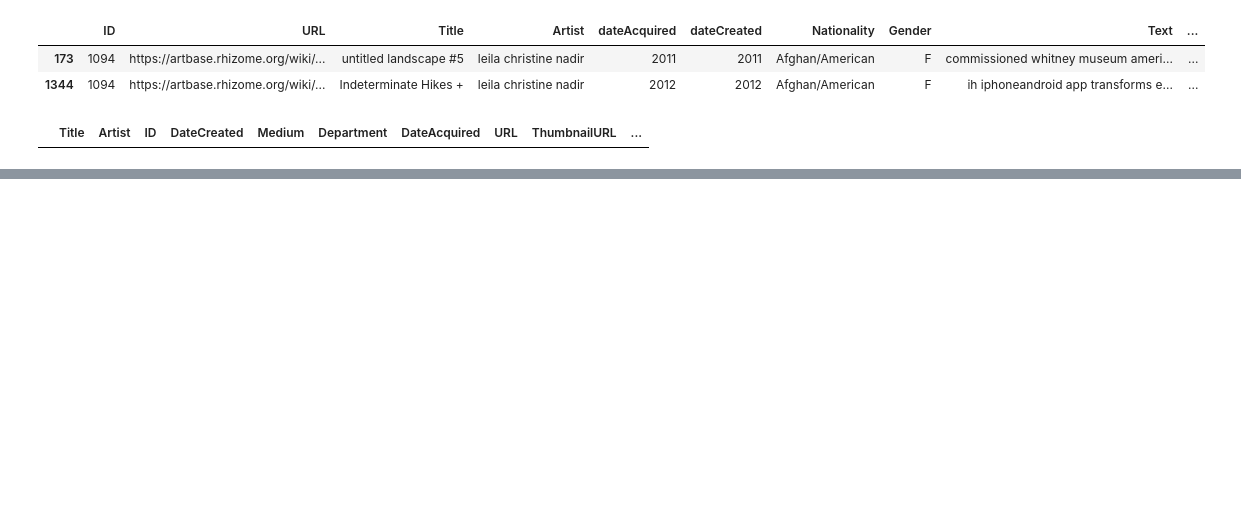
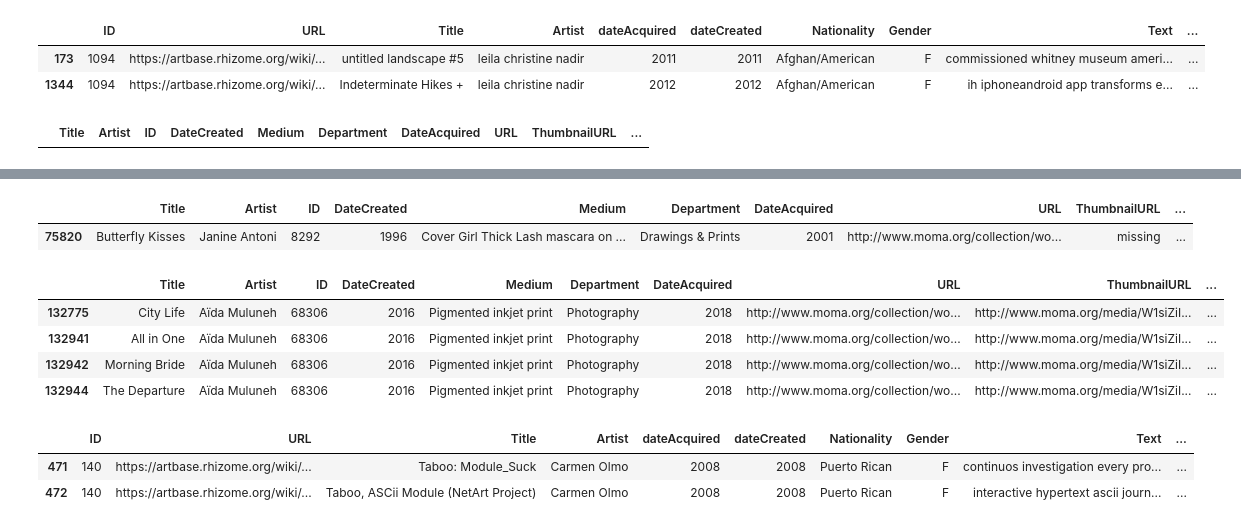
Before and after one commit to laurentfintoni/Net-Art-Rev, a Jupyter notebook: For_Marghe.ipynb, the cells around one changed output, grey strips where cells are left out. Drawn from its saved outputs; the diff is of its cells as text; code cells hidden in the pictures; blank space fills up the shorter version.

```diff
--- a/For_Marghe.ipynb
+++ b/For_Marghe.ipynb
@@ -140,0 +143,19 @@ moma_full_text_stop.loc[moma_full_text_stop.Nationality.str.contains('Arg')]
+# %%
+moma_full_text_stop.loc[moma_full_text_stop.Nationality.str.contains('Baha')]
+# %% [output]
+|  | Title | Artist | ID | DateCreated | Medium | Department | DateAcquired | URL | ThumbnailURL | ... |
+| 75820 | Butterfly Kisses | Janine Antoni | 8292 | 1996 | Cover Girl Thick Lash mascara on ... | Drawings & Prints | 2001 | http://www.moma.org/collection/wo... | missing | ... |
+# %%
+moma_full_text_stop.loc[moma_full_text_stop.Nationality.str.contains('Eth')]
+# %% [output]
+|  | Title | Artist | ID | DateCreated | Medium | Department | DateAcquired | URL | ThumbnailURL | ... |
+| 132775 | City Life | Aïda Muluneh | 68306 | 2016 | Pigmented inkjet print | Photography | 2018 | http://www.moma.org/collection/wo... | http://www.moma.org/media/W1siZiI... | ... |
+| 132941 | All in One | Aïda Muluneh | 68306 | 2016 | Pigmented inkjet print | Photography | 2018 | http://www.moma.org/collection/wo... | http://www.moma.org/media/W1siZiI... | ... |
+| 132942 | Morning Bride | Aïda Muluneh | 68306 | 2016 | Pigmented inkjet print | Photography | 2018 | http://www.moma.org/collection/wo... | http://www.moma.org/media/W1siZiI... | ... |
+| 132944 | The Departure | Aïda Muluneh | 68306 | 2016 | Pigmented inkjet print | Photography | 2018 | http://www.moma.org/collection/wo... | http://www.moma.org/media/W1siZiI... | ... |
+# %%
+rhizome_txt_stop_kw.loc[rhizome_txt_stop_kw.Nationality.str.contains('Pue')]
+# %% [output]
+|  | ID | URL | Title | Artist | dateAcquired | dateCreated | Nationality | Gender | Text | ... |
+| 471 | 140 | https://artbase.rhizome.org/wiki/... | Taboo: Module_Suck | Carmen Olmo | 2008 | 2008 | Puerto Rican | F | continuos investigation every pro... | ... |
+| 472 | 140 | https://artbase.rhizome.org/wiki/... | Taboo, ASCii Module (NetArt Project) | Carmen Olmo | 2008 | 2008 | Puerto Rican | F | interactive hypertext ascii journ... | ... |
```
Also changed, not shown: parts of 13 cells of this notebook.
